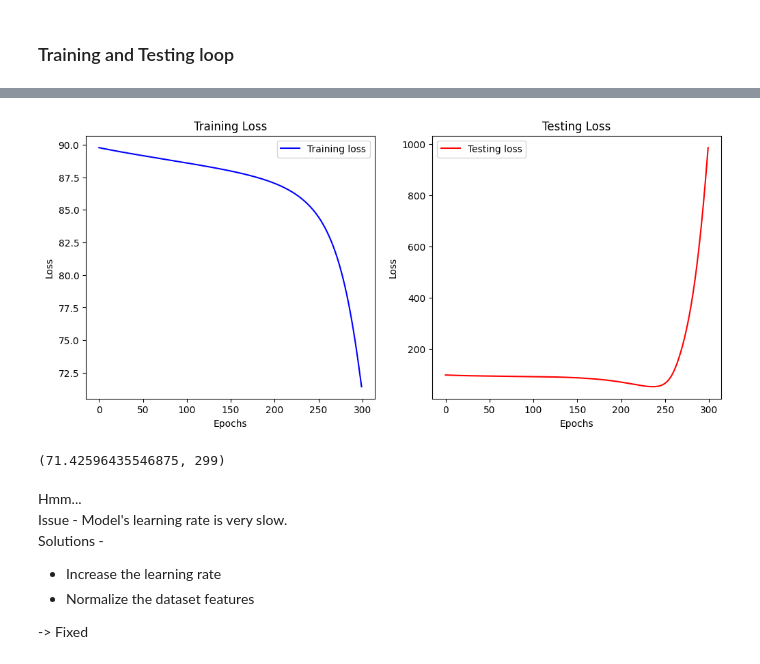
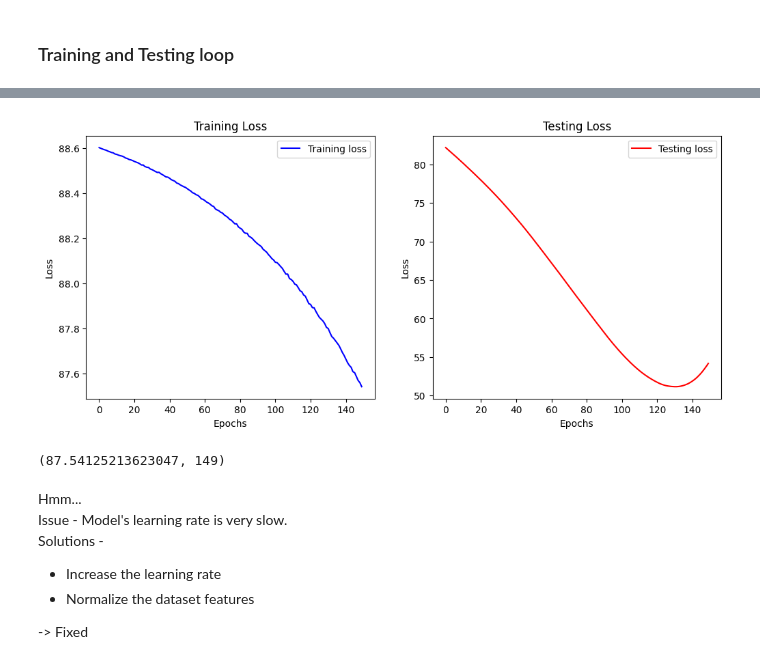
Before and after one commit to Game-Coder-94/PyTorch-Learning, a Jupyter notebook: pytorch_calories_burned_prediction.ipynb, the cells around one changed output, grey strips where cells are left out. Drawn from its saved outputs; the diff is of its cells as text; code cells hidden in the pictures.

```diff
--- a/pytorch_calories_burned_prediction.ipynb
+++ b/pytorch_calories_burned_prediction.ipynb
@@ -164,10 +164,12 @@ tensor([[231.],
 # %%
 # Splitting data into 80-20 (train-test) blocks
 
-train_split = int(0.8 * len(X))
+from sklearn.model_selection import train_test_split
 
-X_train, y_train = X[:train_split], y[:train_split]
-X_test, y_test = X[train_split:], y[train_split:]
+X_train, X_test, y_train, y_test = train_test_split(X, y,
+                                                    test_size=0.2,
+                                                    random_state=42,
+                                                    shuffle=True)
 
 print(len(X_train), len(y_train))
 print(len(X_test), len(y_test))
@@ -282,16 +284,16 @@ class LinearRegressionModel(nn.Module):
         # Initialize layers
         # Input layer
         self.in_layer = nn.Linear(in_features=7,
-                                  out_features=8)
+                                  out_features=4)
         self.drop1 = nn.Dropout(p=dropout_rate)
 
         # Hidden layer 1
-        self.hidden_1 = nn.Linear(in_features=8,
-                                  out_features=4)
+        self.hidden_1 = nn.Linear(in_features=4,
+                                  out_features=2)
         self.drop2 = nn.Dropout(p=dropout_rate)
 
         # Output layer
-        self.out_layer = nn.Linear(in_features=4,
+        self.out_layer = nn.Linear(in_features=2,
                                    out_features=1)
 
         # Activation function ReLU
@@ -308,7 +310,7 @@ class LinearRegressionModel(nn.Module):
 torch.manual_seed(42)
 
 # Instantiate a model
-model = LinearRegressionModel()
+model = LinearRegressionModel(dropout_rate=0.2)
 
 print(model, model.state_dict())
 # %% [output]
@@ -354,15 +352,16 @@ device(type='cuda', index=0)
 loss_fn = nn.L1Loss()
 
 # Optimizer
-optimizer = torch.optim.SGD(params=model.parameters(),
-                         lr=0.01)
+optimizer = torch.optim.Adam(params=model.parameters(),
+                         lr=0.001,
+                         weight_decay=0.1)
 # %% [markdown]
 ### Training and Testing loop
 # %%
 # Training and Testing loop
 torch.manual_seed(42)
 
-epochs = 300
+epochs = 150
 fig, ax = plt.subplots(1, 2, figsize=(12, 5))
 
 train_loss_values = []
@@ -375,11 +374,10 @@ for epoch in range(epochs):
     model.train()
 
     # 1. Froward pass
-    y_preds = model(X_train)
-    y_preds = y_preds.squeeze()
+    y_preds = model(X_train).squeeze(-1)
 
     # 2. Calculate loss
-    loss = loss_fn(y_preds, y_train)
+    loss = loss_fn(y_preds, y_train.squeeze(-1))
 
     # 3. Optimizer zero grad
     optimizer.zero_grad()
@@ -402,7 +400,7 @@ for epoch in range(epochs):
     test_loss_values.append(test_loss.item())
 
     # Print metrics during training
-    if epoch % 10 == 0:
+    if epoch % 5 == 0:
         print(f"Epoch : {epoch} | Loss : {loss} | Test-loss : {test_loss}")
 
 # Plot Training losses
@@ -441,8 +439,8 @@ Epoch : 290 | Loss : 75.65216827392578 | Test-loss : 638.9028930664062
-[figure, old version]
+[figure, new version]
 # %%
 loss.item(), epoch
 # %% [output]
-(71.42596435546875, 299)
+(87.54125213623047, 149)
 # %% [markdown]
 Hmm...
 <br>
```
Also changed, not shown: parts of 5 cells of this notebook.
